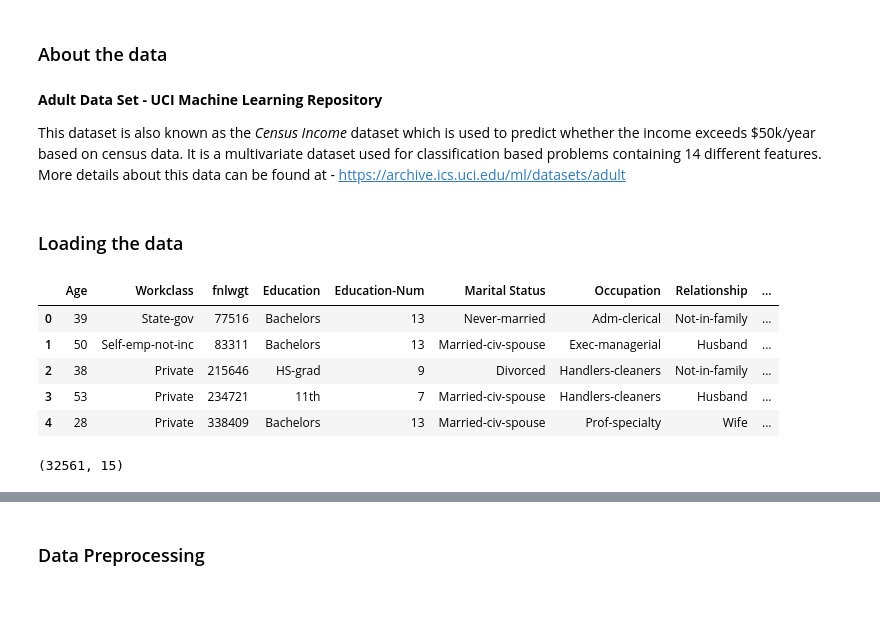
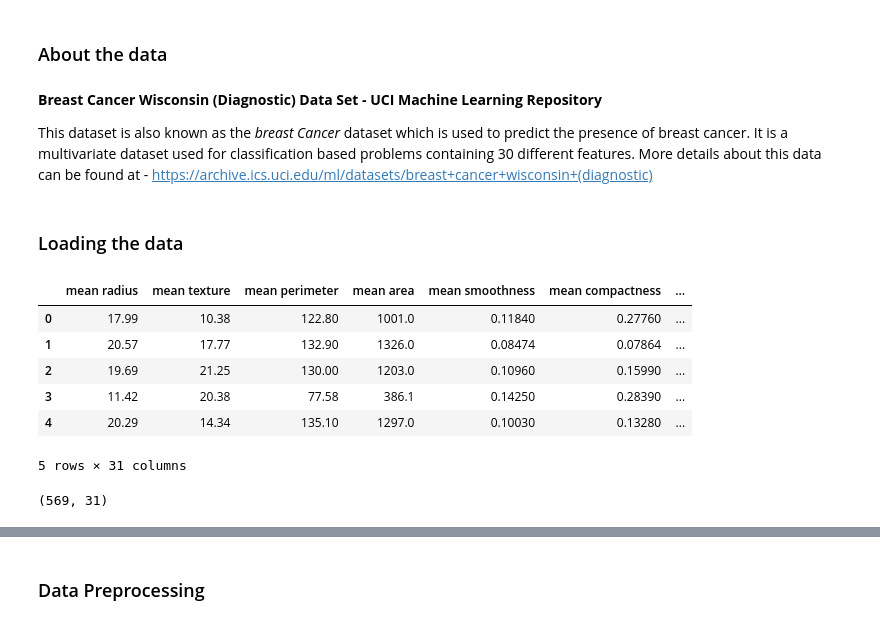
Before and after one commit to PacktPublishing/Applied-Machine-Learning-Explainability-Techniques, a Jupyter notebook: Chapter03/Data_Centric_XAI_part_1.ipynb, the cells around one changed output, grey strips where cells are left out. Cells and saved outputs as stored; diff of their text form; code cells hidden in the pictures.

```diff
--- a/Chapter03/Data_Centric_XAI_part_1.ipynb
+++ b/Chapter03/Data_Centric_XAI_part_1.ipynb
@@ -38,23 +25,23 @@ import graphviz
 # %% [markdown]
 ### About the data
 # %% [markdown]
-**Adult Data Set - UCI Machine Learning Repository**
+**Breast Cancer Wisconsin (Diagnostic) Data Set - UCI Machine Learning Repository**
 
-This dataset is also known as the *Census Income* dataset which is used to predict whether the income exceeds $50k/year based on census data. It is a multivariate dataset used for classification based problems containing 14 different features. More details about this data can be found at - [https://archive.ics.uci.edu/ml/datasets/adult](https://archive.ics.uci.edu/ml/datasets/adult)
+This dataset is also known as the *breast Cancer* dataset which is used to predict the presence of breast cancer. It is a multivariate dataset used for classification based problems containing 30 different features. More details about this data can be found at - [https://archive.ics.uci.edu/ml/datasets/breast+cancer+wisconsin+(diagnostic)](https://archive.ics.uci.edu/ml/datasets/breast+cancer+wisconsin+(diagnostic))
 # %% [markdown]
 ### Loading the data
-# %%
-data  = pd.read_csv('Datasets/adult_census.csv', header=None)
-data.columns = ['Age','Workclass','fnlwgt','Education','Education-Num','Marital Status','Occupation','Relationship','Race','Sex','Capital Gain','Capital Loss','Hours per week','Country','AnnualIncome'].copy()
-data.head()
-# %% [output]
-|  | Age | Workclass | fnlwgt | Education | Education-Num | Marital Status | Occupation | Relationship | ... |
-| 0 | 39 | State-gov | 77516 | Bachelors | 13 | Never-married | Adm-clerical | Not-in-family | ... |
-| 1 | 50 | Self-emp-not-inc | 83311 | Bachelors | 13 | Married-civ-spouse | Exec-managerial | Husband | ... |
-| 2 | 38 | Private | 215646 | HS-grad | 9 | Divorced | Handlers-cleaners | Not-in-family | ... |
-| 3 | 53 | Private | 234721 | 11th | 7 | Married-civ-spouse | Handlers-cleaners | Husband | ... |
-| 4 | 28 | Private | 338409 | Bachelors | 13 | Married-civ-spouse | Prof-specialty | Wife | ... |
+# %%
+data  = datasets.load_breast_cancer(as_frame=True).frame
+data.head()
+# %% [output]
+|  | mean radius | mean texture | mean perimeter | mean area | mean smoothness | mean compactness | ... |
+| 0 | 17.99 | 10.38 | 122.80 | 1001.0 | 0.11840 | 0.27760 | ... |
+| 1 | 20.57 | 17.77 | 132.90 | 1326.0 | 0.08474 | 0.07864 | ... |
+| 2 | 19.69 | 21.25 | 130.00 | 1203.0 | 0.10960 | 0.15990 | ... |
+| 3 | 11.42 | 20.38 | 77.58 | 386.1 | 0.14250 | 0.28390 | ... |
+| 4 | 20.29 | 14.34 | 135.10 | 1297.0 | 0.10030 | 0.13280 | ... |
+5 rows × 31 columns
 # %%
 data.shape
 # %% [output]
-(32561, 15)
+(569, 31)
```
Also changed, not shown: parts of 8 cells of this notebook.
